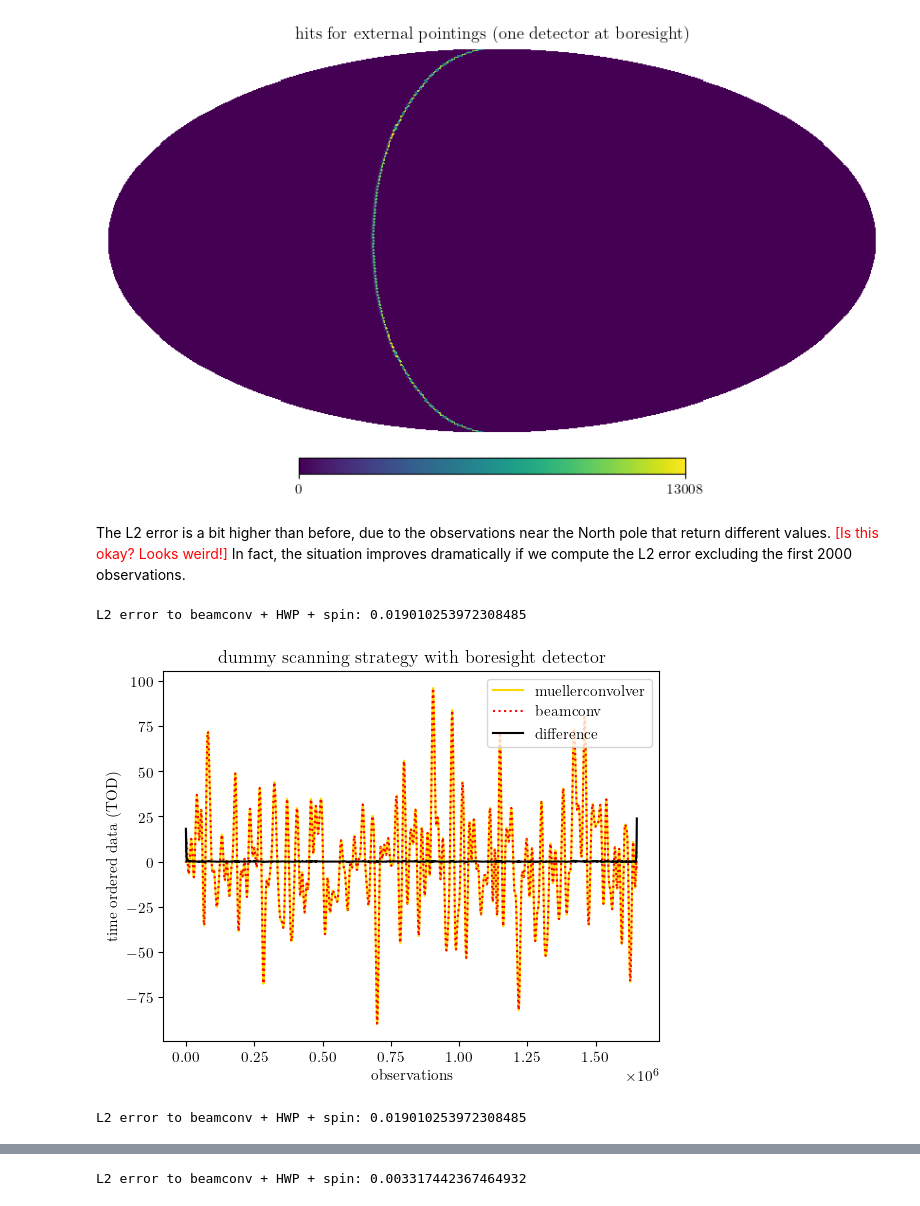
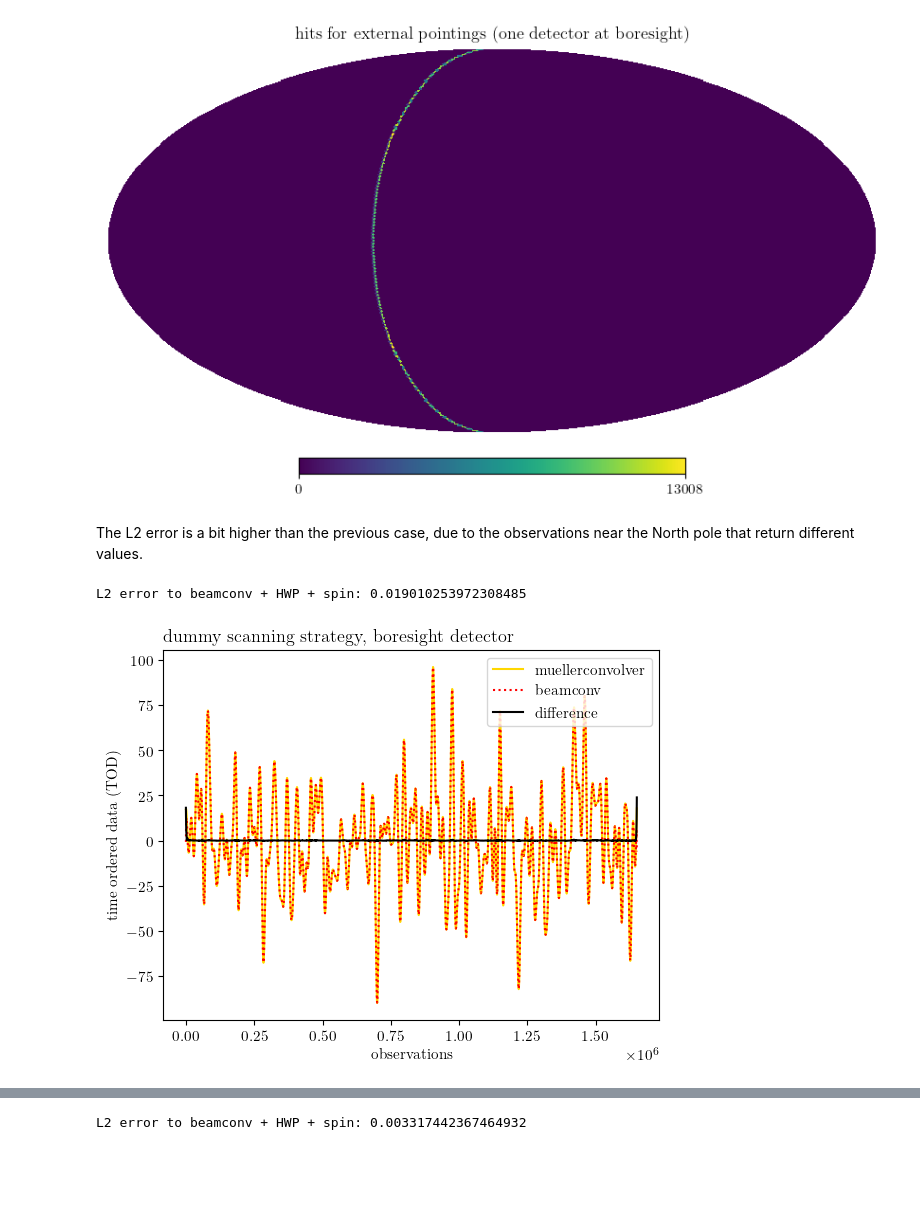
Before and after one commit to martamonelli/CMB-Inflate_WP4, a Jupyter notebook: aaa_comparison.ipynb, the cells around one changed output, grey strips where cells are left out. Cells and saved outputs as stored; diff of their text form; code cells hidden in the pictures; blank space fills up the shorter version.

```diff
--- a/aaa_comparison.ipynb
+++ b/aaa_comparison.ipynb
@@ -286,9 +322,7 @@ out_maps_ptg, cond, proj = S_ptg.solve_for_map(return_proj = True)
 hp.mollview(proj[0], title=r'')
 plt.title('hits for external pointings (one detector at boresight)')
 
-signal_beamconv = S_ptg.data(S_ptg.chunks[0], beam=S_ptg.beams[0][0], data_type='tod').copy()
-pixels_beamconv = S_ptg.data(S_ptg.chunks[0], beam=S_ptg.beams[0][0], data_type='pix').copy()
-pa_beamconv = S_ptg.data(S_ptg.chunks[0], beam=S_ptg.beams[0][0], data_type='pa').copy()
+TOD_beamconv_dummy = S_ptg.data(S_ptg.chunks[0], beam=S_ptg.beams[0][0], data_type='tod').copy()
 
 del(S_ptg, cond)
 # %% [output]
@@ -296,7 +330,7 @@ from line 4556 of instrument.py: [1. 0. 0. 0.]
 [figure]
 # %%
 # now do the same thing with MuellerConvolver
-fullconv = mueller_convolver.MuellerConvolver(
+fullconv_dummy = mueller_convolver.MuellerConvolver(
     lmax=lmax,
     kmax=kmax,
     slm=random_slm,
@@ -306,10 +340,8 @@ fullconv = mueller_convolver.MuellerConvolver(
     epsilon=1e-7,
     nthreads=1,
 )
-signal_muellerconvolver = fullconv.signal(ptg=ptg, alpha=hwp_angles)
-
-del(fullconv)
+TOD_muellerconvolver_dummy = fullconv_dummy.signal(ptg=ptg, alpha=hwp_angles)
 # %% [markdown]
-The L2 error is a bit higher than before, due to the observations near the North pole that return different values. <font color="red">[Is this okay? Looks weird!]</font> In fact, the situation improves dramatically if we compute the L2 error excluding the first 2000 observations.
+The L2 error is a bit higher than the previous case, due to the observations near the North pole that return different values.
 # %%
 # L2 error
@@ -317,19 +349,16 @@ print("L2 error to beamconv + HWP + spin:", ducc0.misc.l2error(signal_beamconv,
 # %% [output]
 L2 error to beamconv + HWP + spin: 0.019010253972308485
 # %%
+diff_dummy = TOD_muellerconvolver_dummy - TOD_beamconv_dummy
+
 # plotting diff
-plt.plot(signal_muellerconvolver, color='gold', label="muellerconvolver")
-plt.plot(signal_beamconv, color='red', linestyle=':', label="beamconv")
-plt.plot(signal_muellerconvolver-signal_beamconv, color='black', label="difference")
+plt.plot(TOD_muellerconvolver_dummy, color='gold', label="muellerconvolver")
+plt.plot(TOD_beamconv_dummy, color='red', linestyle=':', label="beamconv")
+plt.plot(diff_dummy, color='black', label="difference")
 plt.legend(loc='upper right')
 plt.xlabel('observations')
 plt.ylabel('time ordered data (TOD)')
-plt.title('dummy scanning strategy with boresight detector')
+plt.title('dummy scanning strategy, boresight detector', loc='left')
 plt.show()
 # %% [output]
-[figure, old version]
+[figure, new version]
-# %%
-# L2 error
-print("L2 error to beamconv + HWP + spin:", ducc0.misc.l2error(signal_beamconv, signal_muellerconvolver))
-# %% [output]
-L2 error to beamconv + HWP + spin: 0.019010253972308485
```
Also changed, not shown: parts of 61 cells of this notebook.
